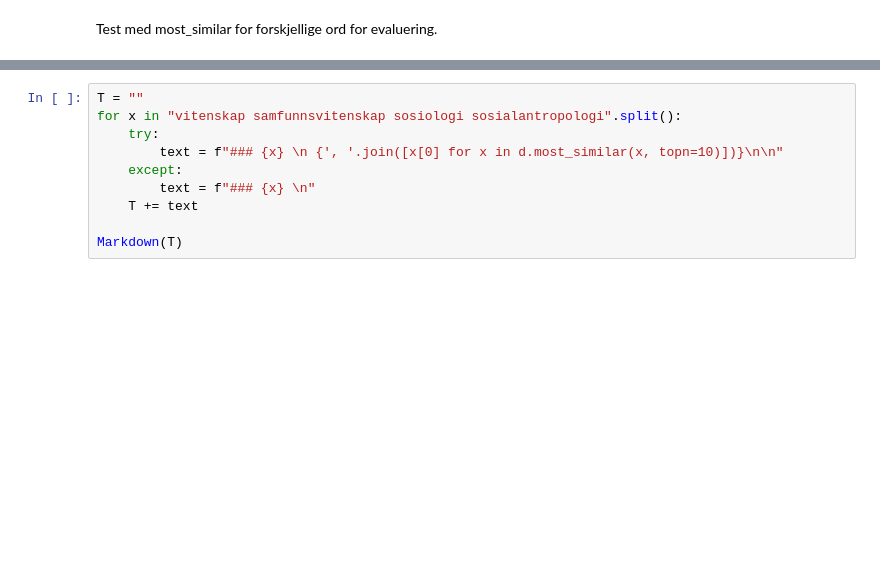
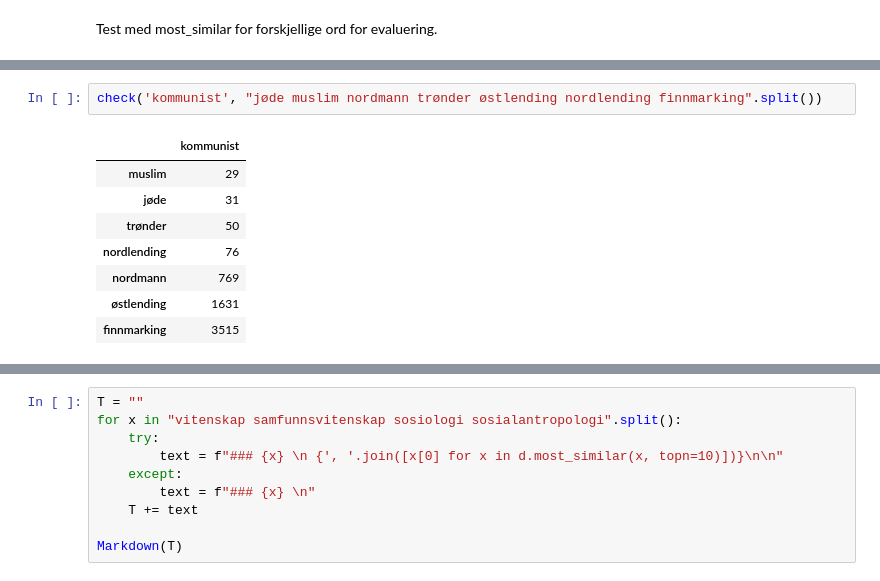
Before and after one commit to tungland/Generate_text, a Jupyter notebook: query_model.ipynb, the cells around one changed output, grey strips where cells are left out. Saved outputs shown, nothing was run; the diff lists cells and outputs as text; blank space fills up the shorter version.

```diff
--- a/query_model.ipynb
+++ b/query_model.ipynb
@@ -38,0 +58,11 @@ array([-0.56521624, -2.5857954 ,  0.25876722,  1.6792161 ,  0.81183136,
+# %%
+check('kommunist', "jøde muslim nordmann trønder østlending nordlending finnmarking".split())
+# %% [output]
+|  | kommunist |
+| muslim | 29 |
+| jøde | 31 |
+| trønder | 50 |
+| nordlending | 76 |
+| nordmann | 769 |
+| østlending | 1631 |
+| finnmarking | 3515 |
```
Also changed, not shown: parts of 8 cells of this notebook.
